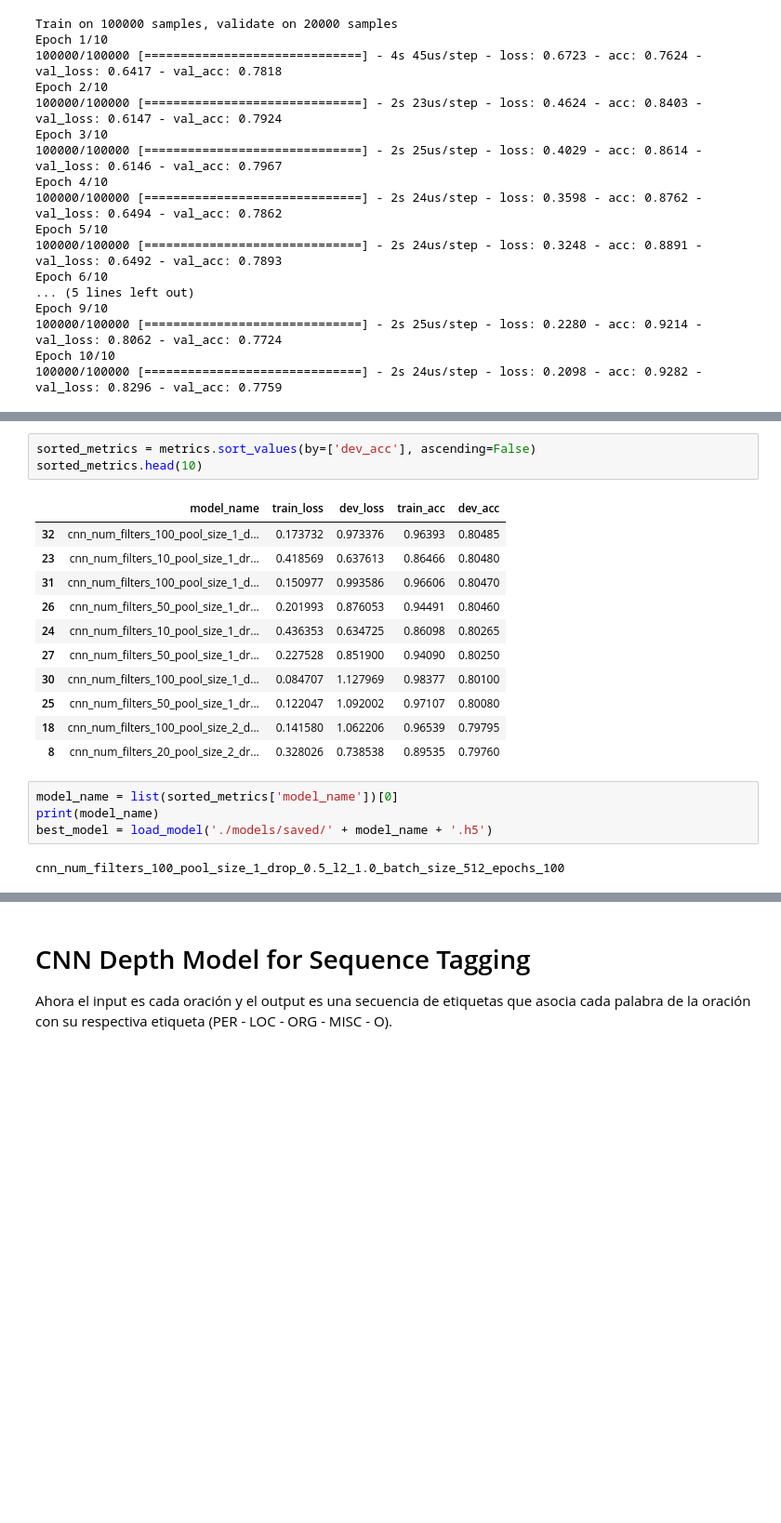
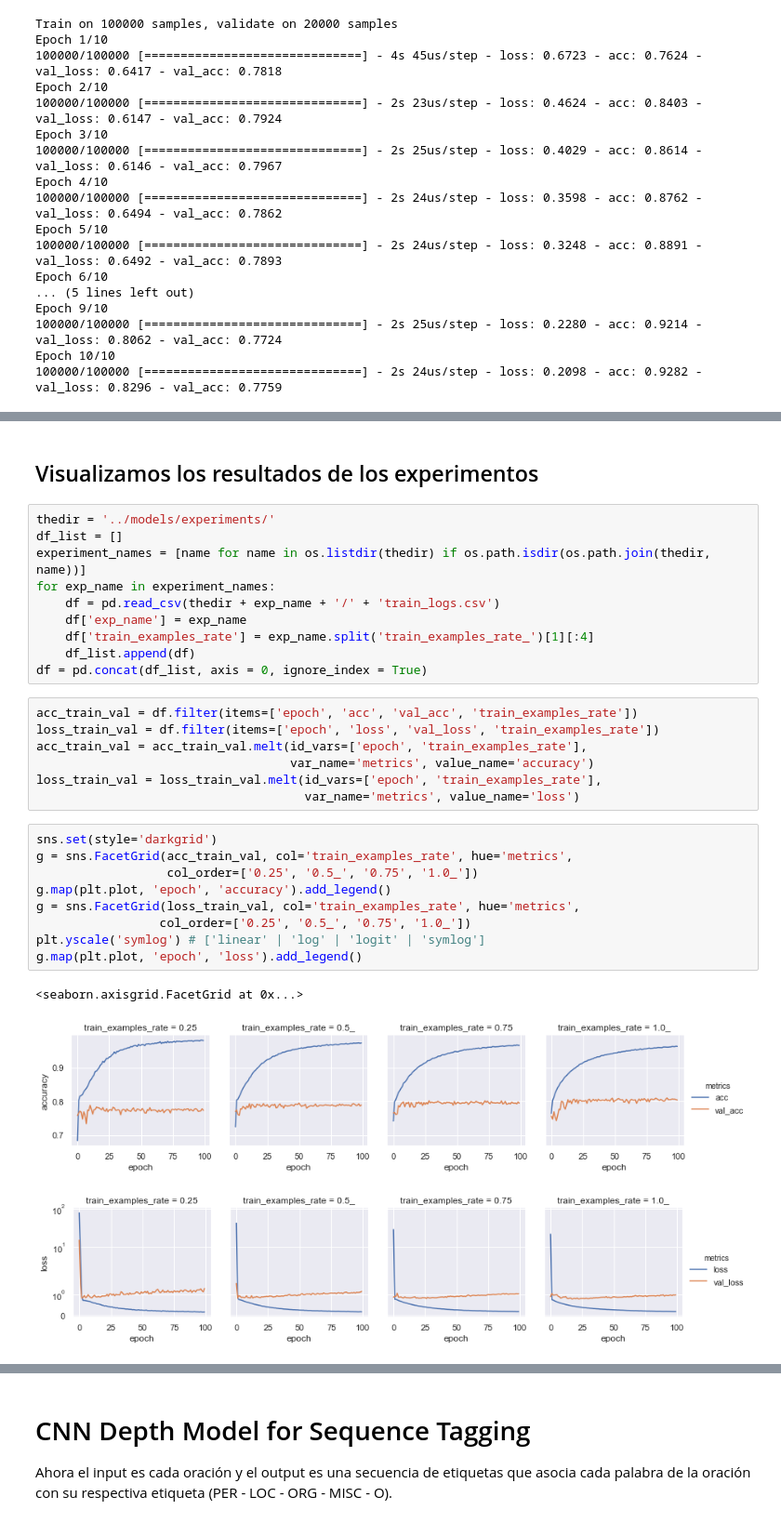
Before and after one commit to emikokic/thesis, a Jupyter notebook: notebooks/supervised_baselines.ipynb, the cells around one changed output, grey strips where cells are left out. Shown: that part at 93% size. Drawn from its saved outputs; the diff is of its cells as text; blank space fills up the shorter version.

Commit message:
Progress in cnn wide supervised experiments

```diff
--- a/notebooks/supervised_baselines.ipynb
+++ b/notebooks/supervised_baselines.ipynb
@@ -376,22 +376,33 @@ metrics = pd.read_csv('./models/cnn_metrics.csv')
-# %%
-sorted_metrics = metrics.sort_values(by=['dev_acc'], ascending=False)
-sorted_metrics.head(10)
-# %% [output]
-|  | model_name | train_loss | dev_loss | train_acc | dev_acc |
-| 32 | cnn_num_filters_100_pool_size_1_d... | 0.173732 | 0.973376 | 0.96393 | 0.80485 |
-| 23 | cnn_num_filters_10_pool_size_1_dr... | 0.418569 | 0.637613 | 0.86466 | 0.80480 |
-| 31 | cnn_num_filters_100_pool_size_1_d... | 0.150977 | 0.993586 | 0.96606 | 0.80470 |
-| 26 | cnn_num_filters_50_pool_size_1_dr... | 0.201993 | 0.876053 | 0.94491 | 0.80460 |
-| 24 | cnn_num_filters_10_pool_size_1_dr... | 0.436353 | 0.634725 | 0.86098 | 0.80265 |
-| 27 | cnn_num_filters_50_pool_size_1_dr... | 0.227528 | 0.851900 | 0.94090 | 0.80250 |
-| 30 | cnn_num_filters_100_pool_size_1_d... | 0.084707 | 1.127969 | 0.98377 | 0.80100 |
-| 25 | cnn_num_filters_50_pool_size_1_dr... | 0.122047 | 1.092002 | 0.97107 | 0.80080 |
-| 18 | cnn_num_filters_100_pool_size_2_d... | 0.141580 | 1.062206 | 0.96539 | 0.79795 |
-| 8 | cnn_num_filters_20_pool_size_2_dr... | 0.328026 | 0.738538 | 0.89535 | 0.79760 |
-# %%
-model_name = list(sorted_metrics['model_name'])[0]
-print(model_name)
-best_model = load_model('./models/saved/' + model_name + '.h5')
-# %% [output]
-cnn_num_filters_100_pool_size_1_drop_0.5_l2_1.0_batch_size_512_epochs_100
+# %% [markdown]
+## Visualizamos los resultados de los experimentos
+# %%
+thedir = '../models/experiments/'
+df_list = []
+experiment_names = [name for name in os.listdir(thedir) if os.path.isdir(os.path.join(thedir, name))]
+for exp_name in experiment_names:
+    df = pd.read_csv(thedir + exp_name + '/' + 'train_logs.csv')
+    df['exp_name'] = exp_name
+    df['train_examples_rate'] = exp_name.split('train_examples_rate_')[1][:4]
+    df_list.append(df)
+df = pd.concat(df_list, axis = 0, ignore_index = True)
+# %%
+acc_train_val = df.filter(items=['epoch', 'acc', 'val_acc', 'train_examples_rate'])
+loss_train_val = df.filter(items=['epoch', 'loss', 'val_loss', 'train_examples_rate'])
+acc_train_val = acc_train_val.melt(id_vars=['epoch', 'train_examples_rate'],
+                                   var_name='metrics', value_name='accuracy')
+loss_train_val = loss_train_val.melt(id_vars=['epoch', 'train_examples_rate'],
+                                     var_name='metrics', value_name='loss')
+# %%
+sns.set(style='darkgrid')
+g = sns.FacetGrid(acc_train_val, col='train_examples_rate', hue='metrics',
+                  col_order=['0.25', '0.5_', '0.75', '1.0_'])
+g.map(plt.plot, 'epoch', 'accuracy').add_legend()
+g = sns.FacetGrid(loss_train_val, col='train_examples_rate', hue='metrics',
+                 col_order=['0.25', '0.5_', '0.75', '1.0_'])
+plt.yscale('symlog') # ['linear' | 'log' | 'logit' | 'symlog']
+g.map(plt.plot, 'epoch', 'loss').add_legend()
+# %% [output]
+<seaborn.axisgrid.FacetGrid at 0x...>
+[figure, added]
+[figure, added]
 # %%
```
Also changed, not shown: parts of 10 cells of this notebook, 4 other files.
